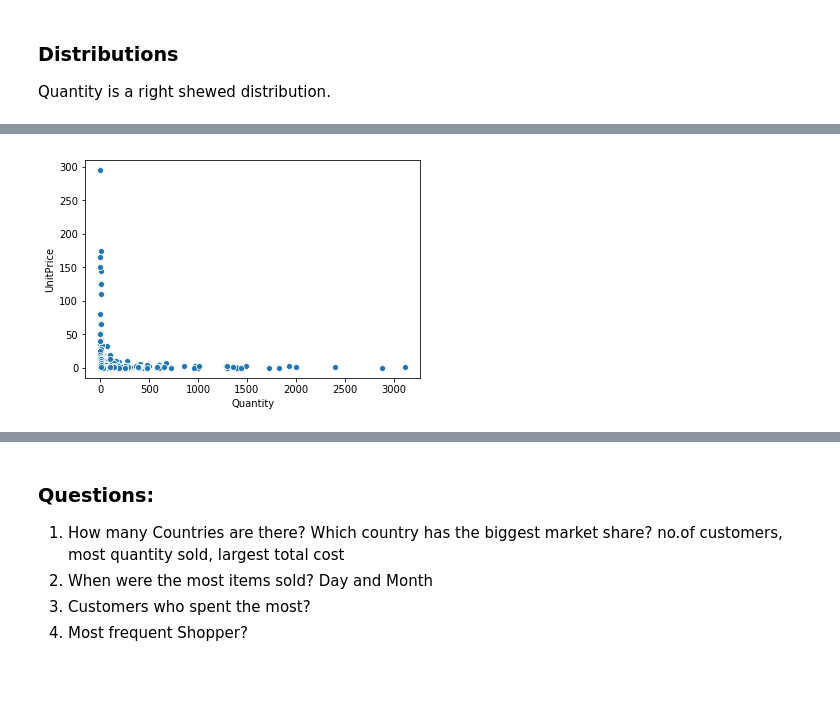
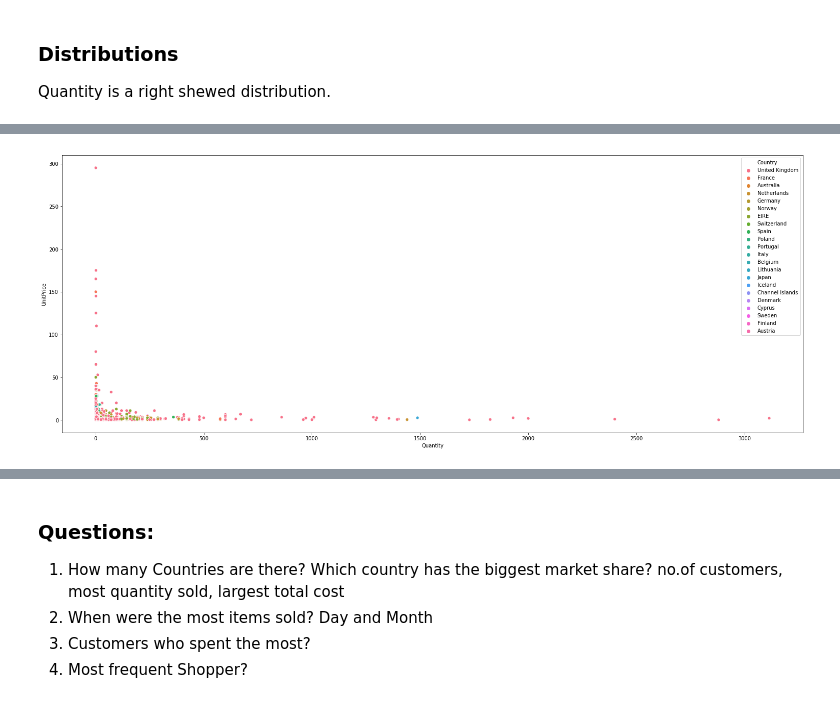
Before and after one commit to RitRa/Programming-Project-Dec-2018, a Jupyter notebook: Online Retail Data - Project 2018.ipynb, the cells around one changed output, grey strips where cells are left out. Drawn from its saved outputs; the diff is of its cells as text; code cells hidden in the pictures; blank space fills up the shorter version.

```diff
--- a/Online Retail Data - Project 2018.ipynb
+++ b/Online Retail Data - Project 2018.ipynb
@@ -197,4 +204,7 @@ plot= sns.distplot(df['UnitPrice'])
 # %%
-plot = sns.scatterplot(x="Quantity", y="UnitPrice", data=df)
+%matplotlib inline
+plt.figure(figsize=(26, 10))
+
+plot = sns.scatterplot(x="Quantity", y="UnitPrice", hue='Country', data=df)
 # %% [output]
-[figure, old version]
+[figure, new version]
```
Also changed, not shown: parts of 13 cells of this notebook.
